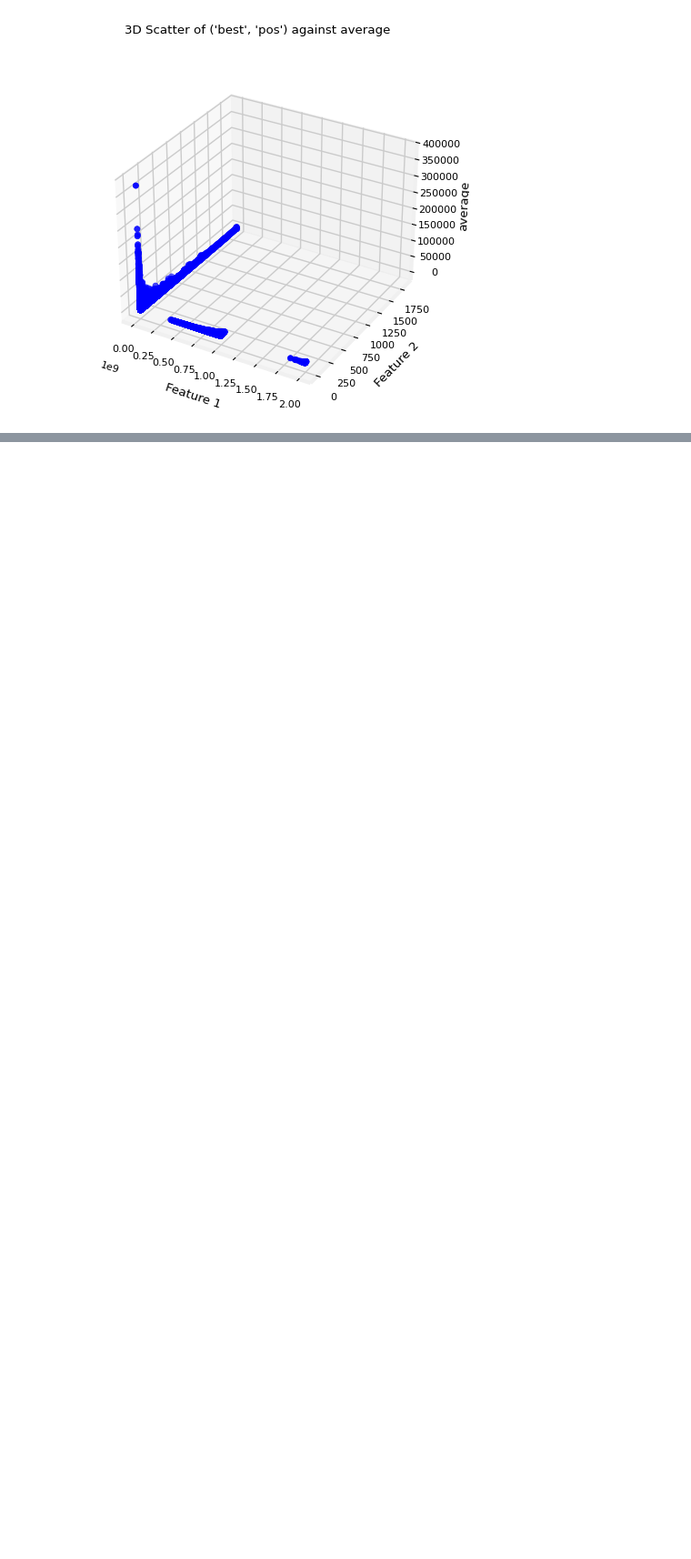
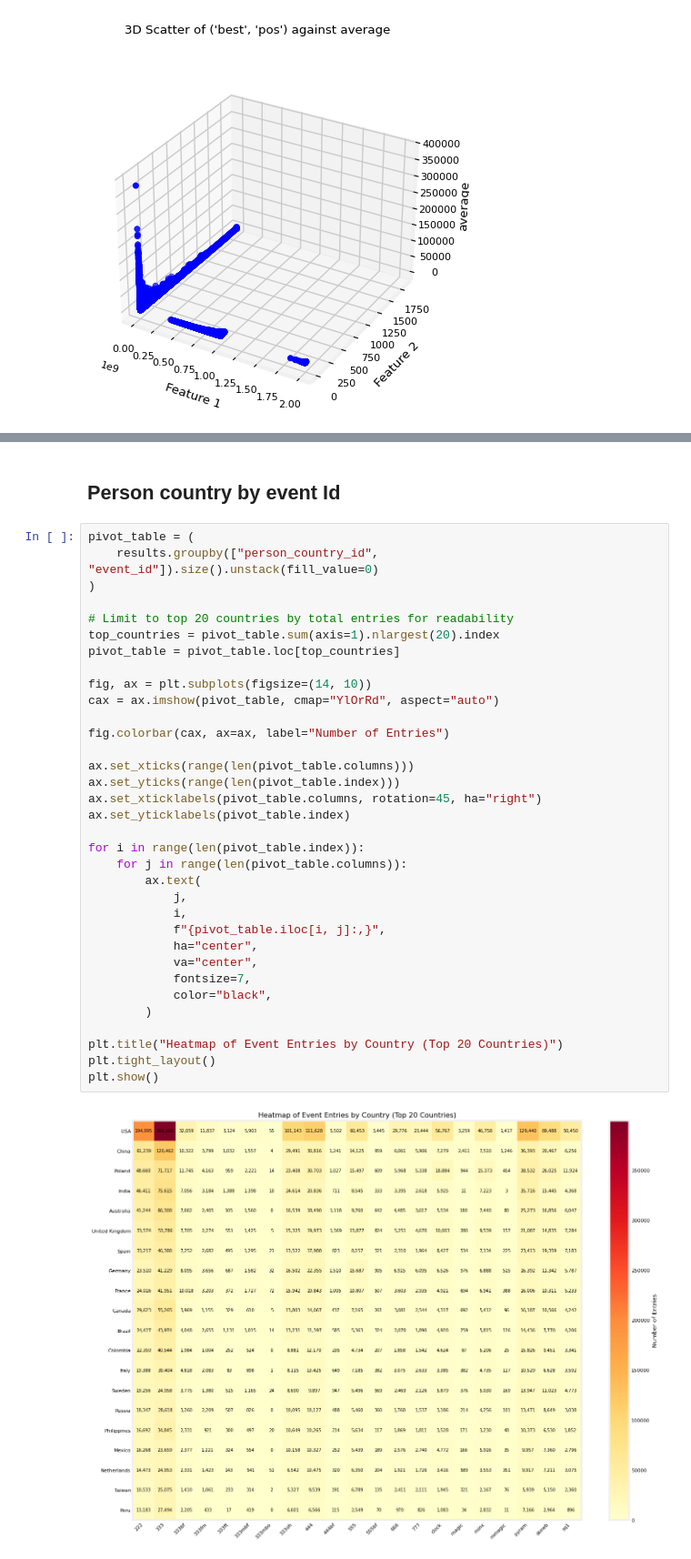
Before and after one commit to TempeHS/2026SE_MLOPSTask_Michael.L, a Jupyter notebook: 2.Model_Development/2.1.Data_Wrangling/2.1.1.data_preview.ipynb, the cells around one changed output, grey strips where cells are left out. Shown at 91% size. Cells and saved outputs as stored; diff of their text form; blank space fills up the shorter version.

```diff
--- a/2.Model_Development/2.1.Data_Wrangling/2.1.1.data_preview.ipynb
+++ b/2.Model_Development/2.1.Data_Wrangling/2.1.1.data_preview.ipynb
@@ -212,0 +257,38 @@ plt.show()
+# %% [markdown]
+## Person country by event Id
+# %%
+pivot_table = (
+    results.groupby(["person_country_id", "event_id"]).size().unstack(fill_value=0)
+)
+
+# Limit to top 20 countries by total entries for readability
+top_countries = pivot_table.sum(axis=1).nlargest(20).index
+pivot_table = pivot_table.loc[top_countries]
+
+fig, ax = plt.subplots(figsize=(14, 10))
+cax = ax.imshow(pivot_table, cmap="YlOrRd", aspect="auto")
+
+fig.colorbar(cax, ax=ax, label="Number of Entries")
+
+ax.set_xticks(range(len(pivot_table.columns)))
+ax.set_yticks(range(len(pivot_table.index)))
+ax.set_xticklabels(pivot_table.columns, rotation=45, ha="right")
+ax.set_yticklabels(pivot_table.index)
+
+for i in range(len(pivot_table.index)):
+    for j in range(len(pivot_table.columns)):
+        ax.text(
+            j,
+            i,
+            f"{pivot_table.iloc[i, j]:,}",
+            ha="center",
+            va="center",
+            fontsize=7,
+            color="black",
+        )
+
+plt.title("Heatmap of Event Entries by Country (Top 20 Countries)")
+plt.tight_layout()
+plt.show()
+# %% [output]
+[figure, added]
```
Also changed, not shown: parts of 9 cells of this notebook, 1 other file.
